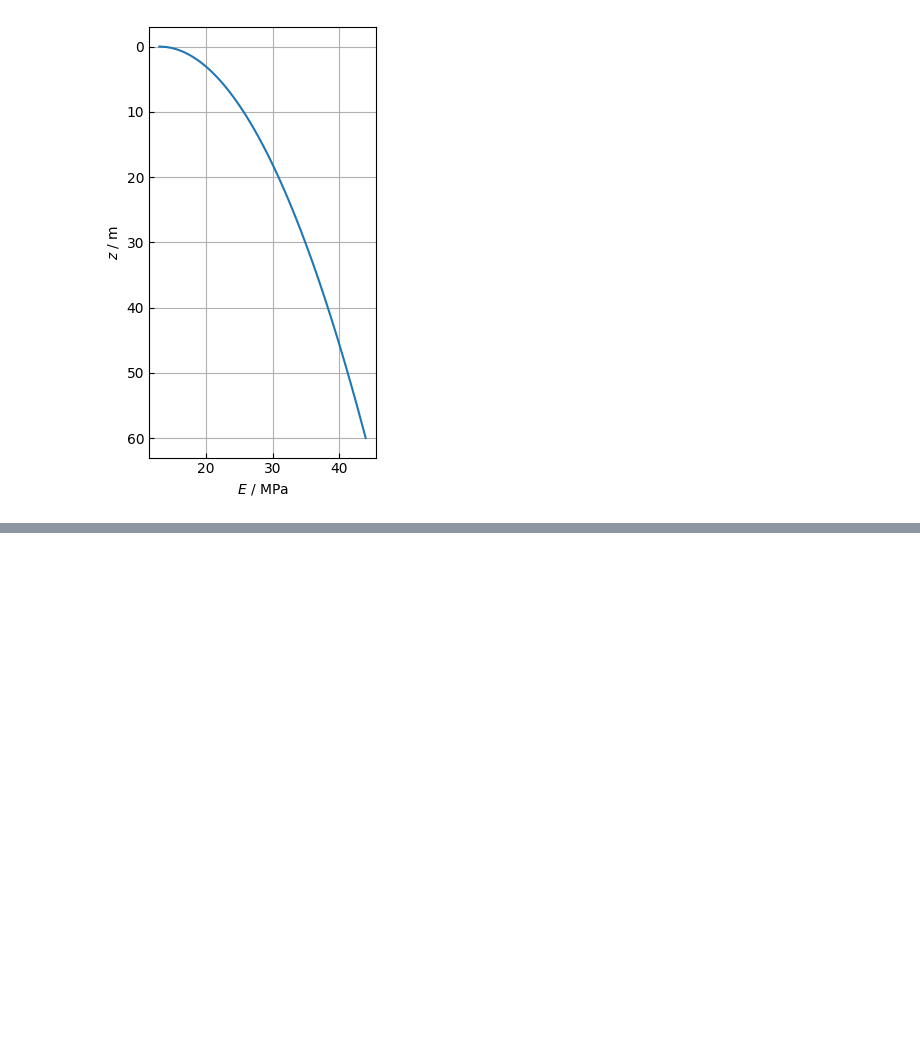
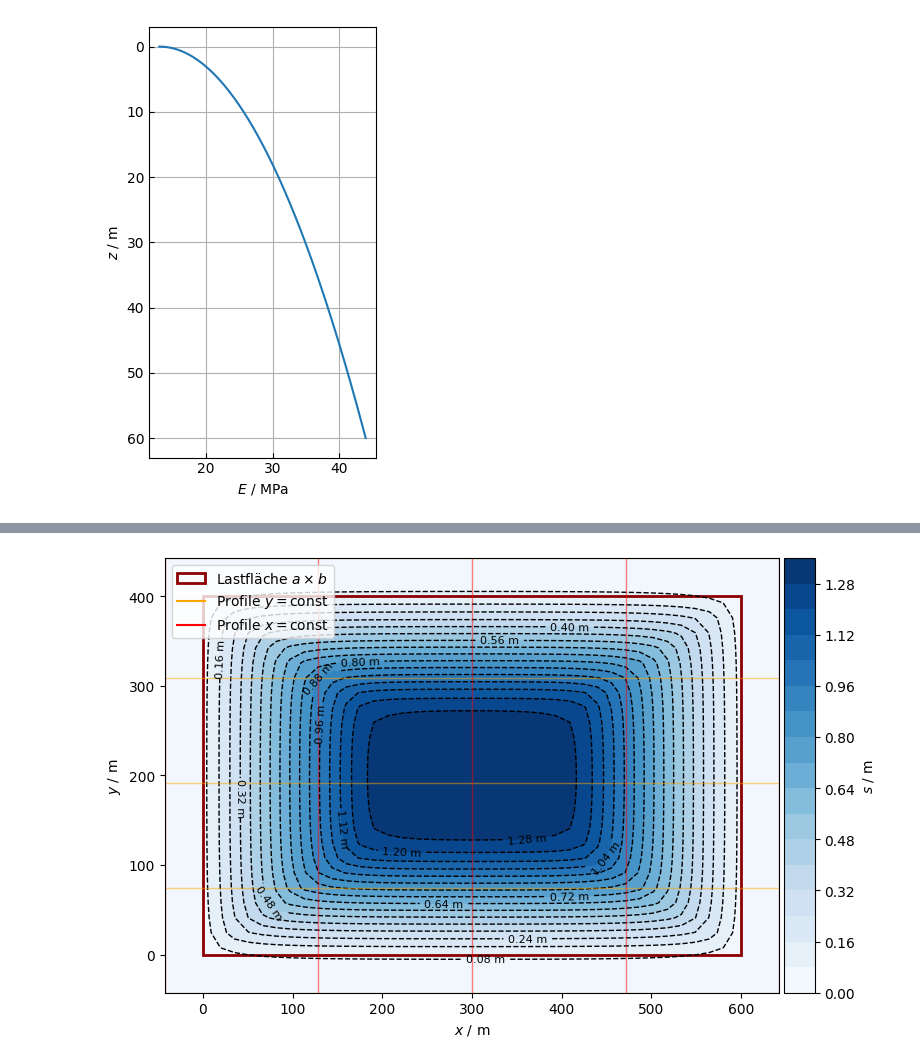
Before and after one commit to nagelt/Teaching_Scripts, a Jupyter notebook: Settlements_arbitrary_loads.ipynb, the cells around one changed output, grey strips where cells are left out. Saved outputs shown, nothing was run; the diff lists cells and outputs as text; code cells hidden in the pictures; blank space fills up the shorter version.

Commit message:
Settlement plots.

```diff
--- a/Settlements_arbitrary_loads.ipynb
+++ b/Settlements_arbitrary_loads.ipynb
@@ -244,0 +219,92 @@ fig.tight_layout();
+# %%
+# =======================
+# (A) 2D-Konturplot + Profile
+# =======================
+settlement_plot = settlement  # in m
+
+fig, ax = plt.subplots(figsize=(8, 7))
+
+c1 = ax.contourf(X, Y, settlement_plot, levels=20, cmap='Blues')
+c2 = ax.contour(X, Y, settlement_plot, levels=20,
+                colors='black', linewidths=1, linestyles='--')
+ax.clabel(c2, inline=True, fontsize=8, fmt='%1.2f m')
+
+# Lastfläche
+rect = patches.Rectangle((0, 0), a, b,
+                          linewidth=2, edgecolor='darkred',
+                          facecolor='none', label=r'Lastfläche $a \times b$')
+ax.add_patch(rect)
+
+# ---------------------------------
+# Profile (gleiche Indizes wie in B)
+# ---------------------------------
+n_profiles = 5
+ix_profiles = np.linspace(0, X.shape[1] - 1, n_profiles, dtype=int)
+iy_profiles = np.linspace(0, Y.shape[0] - 1, n_profiles, dtype=int)
+
+# y-Profile (horizontal)
+for iy in iy_profiles:
+    ax.plot(X[iy, :], Y[iy, :],
+            color='orange', linewidth=1, alpha=0.5)
+
+# x-Profile (vertikal)
+for ix in ix_profiles:
+    ax.plot(X[:, ix], Y[:, ix],
+            color='red', linewidth=1, alpha=0.5)
+
+# Dummy-Handles für Legende
+ax.plot([], [], color='orange', label='Profile $y=\\mathrm{const}$')
+ax.plot([], [], color='red', label='Profile $x=\\mathrm{const}$')
+
+# Colorbar
+divider = make_axes_locatable(ax)
+cax = divider.append_axes("right", size="5%", pad=0.05)
+fig.colorbar(c1, cax=cax, label='$s$ / m')
+
+ax.set_xlabel('$x$ / m')
+ax.set_ylabel('$y$ / m')
+ax.set_aspect('equal')
+ax.legend(loc='upper left')
+
+fig.tight_layout()
+
+
+# =======================
+# (B) Profile: 2 x 5 Subplots
+# =======================
+n_profiles = 5
+
+# Profile gleichmäßig über das Gebiet verteilt (Index-basiert)
+ix_profiles = np.linspace(0, X.shape[1] - 1, n_profiles, dtype=int)  # Spalten -> konstantes x
+iy_profiles = np.linspace(0, Y.shape[0] - 1, n_profiles, dtype=int)  # Zeilen  -> konstantes y
+
+fig2, axes = plt.subplots(2, n_profiles-2, figsize=(12, 6), sharey='row')
+
+# ---- obere Reihe: s(x) bei festem y
+for k, iy in enumerate(iy_profiles[1:-1]):
+    axp = axes[0, k]
+    axp.plot(X[iy, :], settlement[iy, :])
+    axp.set_title(f'$y = {Y[iy, 0]:.1f}\\,$m')
+    axp.set_xlabel('$x$ / m')
+    if k == 0:
+        axp.set_ylabel('$s$ / m')
+    axp.grid(True)
+    axp.invert_yaxis()
+
+# ---- untere Reihe: s(y) bei festem x
+for k, ix in enumerate(ix_profiles[1:-1]):
+    axp = axes[1, k]
+    axp.plot(Y[:, ix], settlement[:, ix])
+    axp.set_title(f'$x = {X[0, ix]:.1f}\\,$m')
+    axp.set_xlabel('$y$ / m')
+    if k == 0:
+        axp.set_ylabel('$s$ / m')
+    axp.grid(True)
+    axp.invert_yaxis()
+
+fig2.suptitle('Setzungsprofile in x- und y-Richtung', fontsize=14)
+fig2.tight_layout(rect=[0, 0, 1, 0.95])
+
+plt.show()
+# %% [output]
+[figure, added]
```
Also changed, not shown: parts of 2 cells of this notebook.
